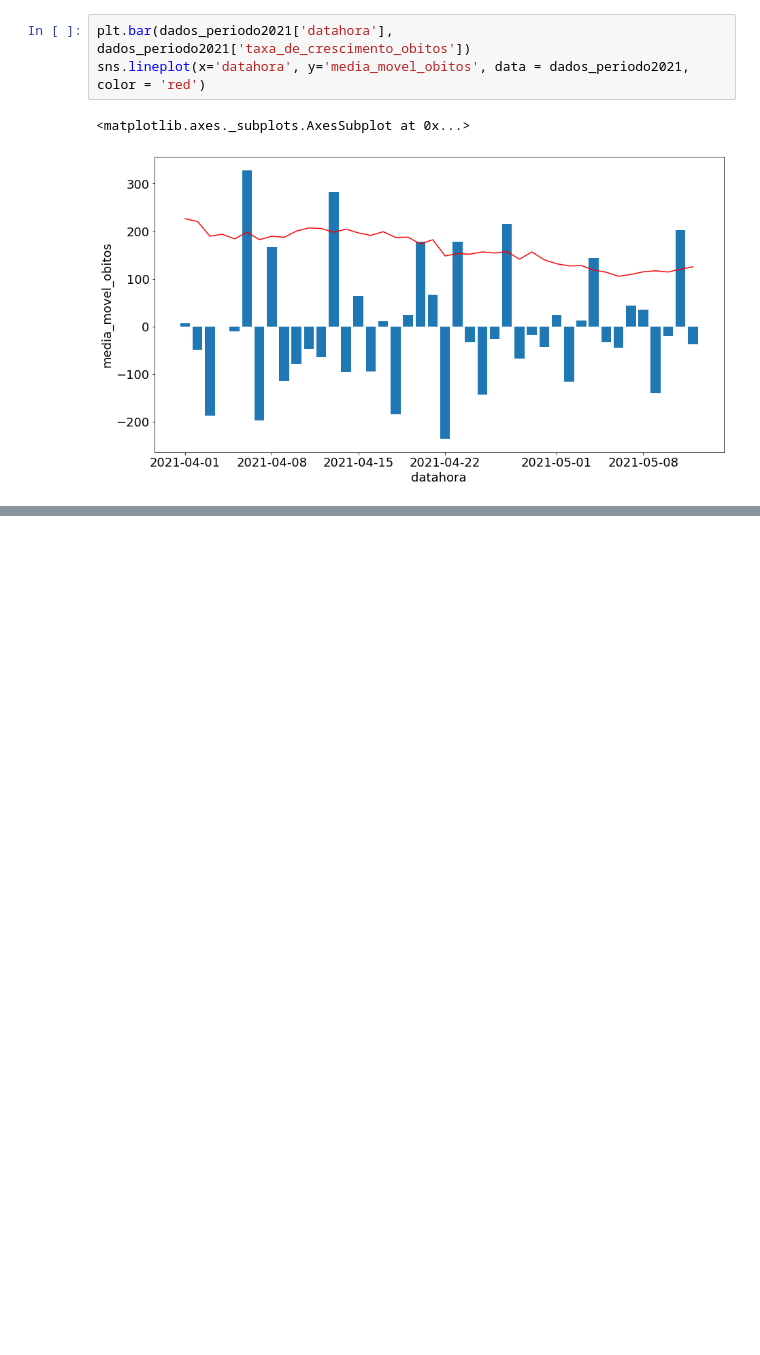
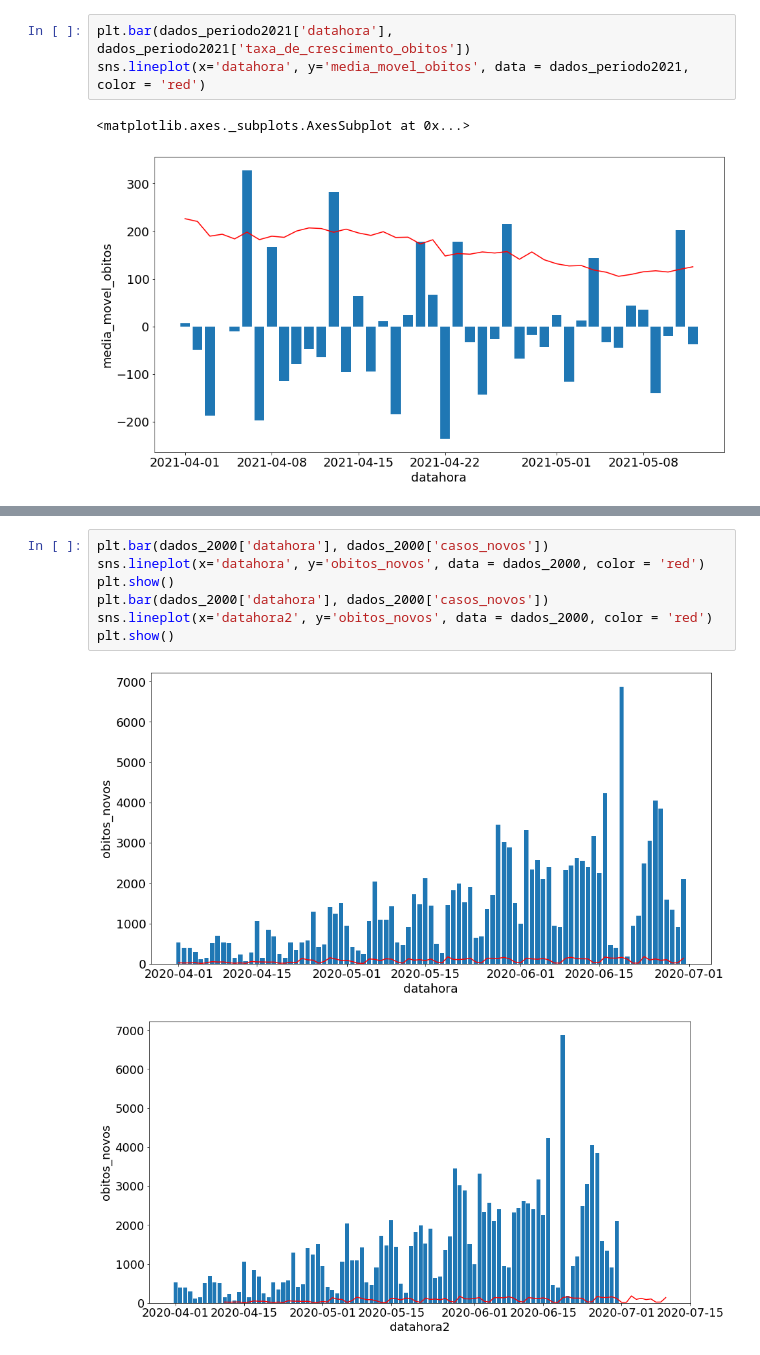
Before and after one commit to laugustovieira/prophet_covid, a Jupyter notebook: Desafio_modulo03_aula01.ipynb, the cells around one changed output, grey strips where cells are left out. Drawn from its saved outputs; the diff is of its cells as text; blank space fills up the shorter version.

```diff
--- a/Desafio_modulo03_aula01.ipynb
+++ b/Desafio_modulo03_aula01.ipynb
@@ -141,0 +165,10 @@ sns.lineplot(x='datahora', y='media_movel_obitos', data = dados_periodo2021, col
+# %%
+plt.bar(dados_2000['datahora'], dados_2000['casos_novos'])
+sns.lineplot(x='datahora', y='obitos_novos', data = dados_2000, color = 'red')
+plt.show()
+plt.bar(dados_2000['datahora'], dados_2000['casos_novos'])
+sns.lineplot(x='datahora2', y='obitos_novos', data = dados_2000, color = 'red')
+plt.show()
+# %% [output]
+[figure, added]
+[figure, added]
```
Also changed, not shown: parts of 30 cells of this notebook.
